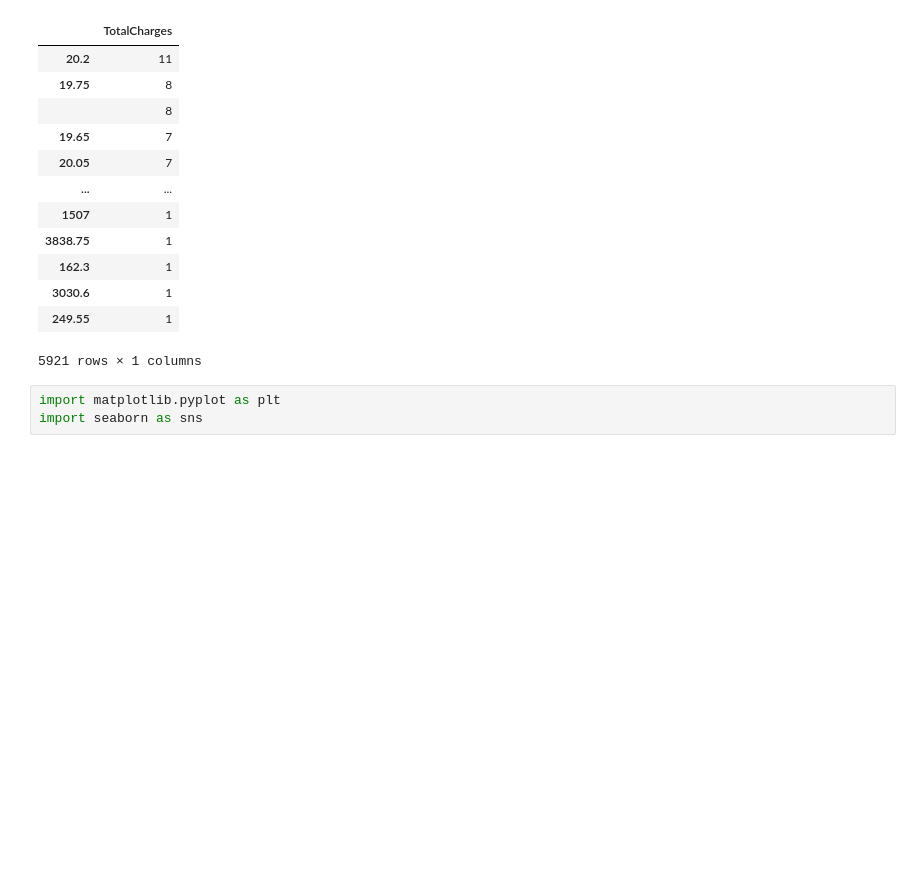
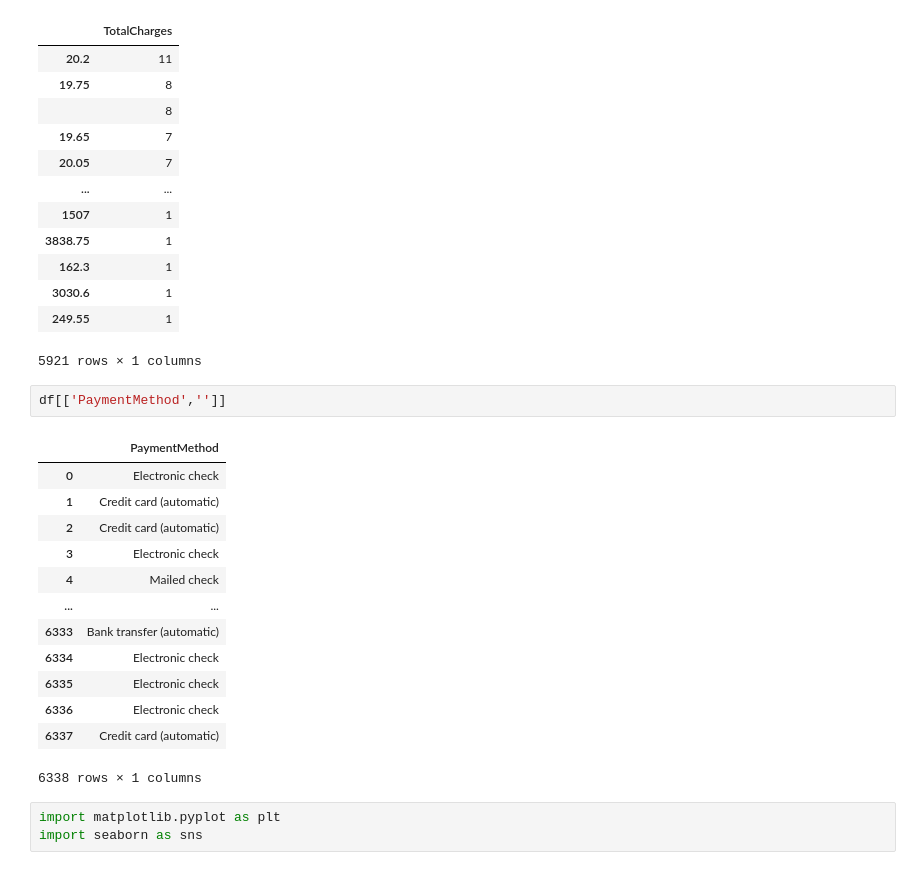
Before and after one commit to mesha4545a/Assigment-2, a Jupyter notebook: 01_case_study_setup.ipynb, the cells around one changed output. Cells and saved outputs as stored; diff of their text form; blank space fills up the shorter version.

```diff
--- a/01_case_study_setup.ipynb
+++ b/01_case_study_setup.ipynb
@@ -145,6 +145,22 @@ charge
 | 3030.6 | 1 |
 | 249.55 | 1 |
 5921 rows × 1 columns
+# %%
+df[['PaymentMethod','']]
+# %% [output]
+|  | PaymentMethod |
+| 0 | Electronic check |
+| 1 | Credit card (automatic) |
+| 2 | Credit card (automatic) |
+| 3 | Electronic check |
+| 4 | Mailed check |
+| ... | ... |
+| 6333 | Bank transfer (automatic) |
+| 6334 | Electronic check |
+| 6335 | Electronic check |
+| 6336 | Electronic check |
+| 6337 | Credit card (automatic) |
+6338 rows × 1 columns
 # %%
 import matplotlib.pyplot as plt
 import seaborn as sns
```
Also changed, not shown: parts of 1 cell of this notebook.
